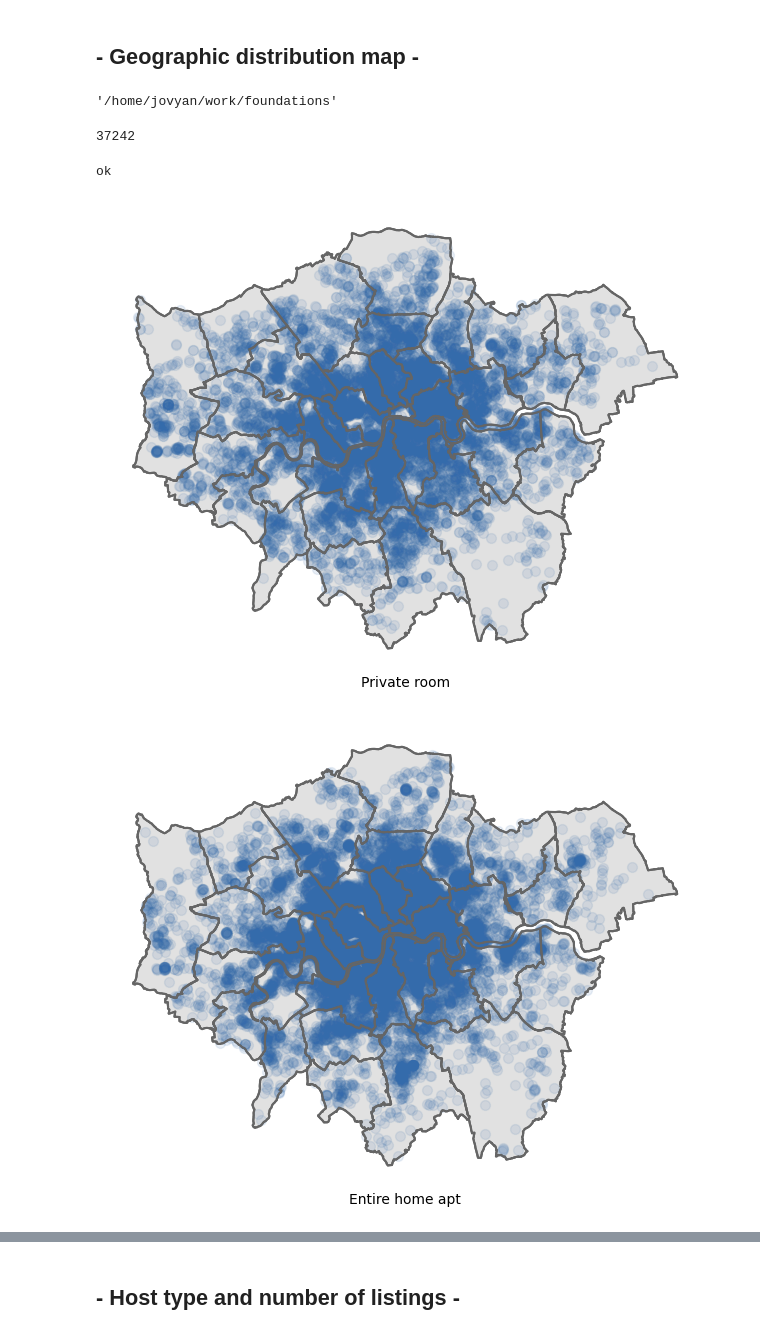
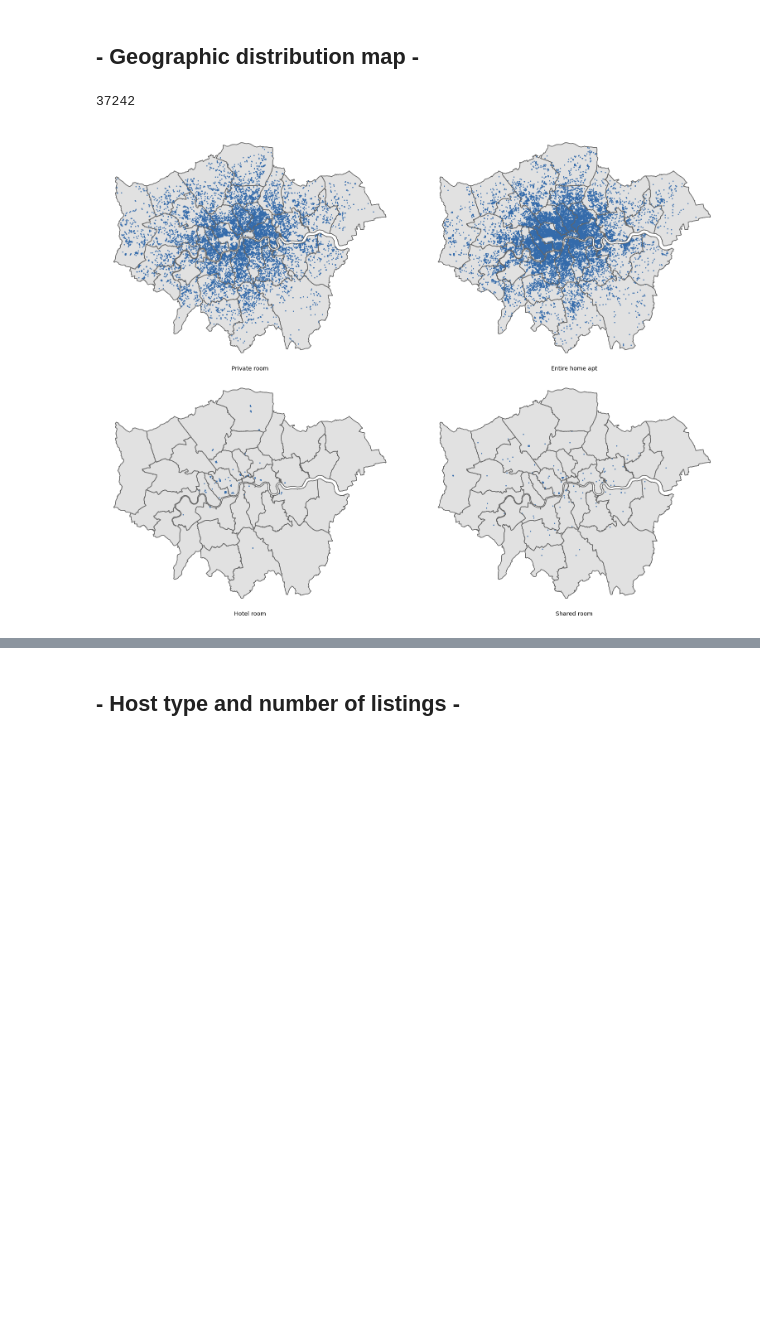
Before and after one commit to OnTheMon/FSDS-project, a Jupyter notebook: Questions/Question 6 Huang/Question 6.ipynb, the cells around one changed output, grey strips where cells are left out. Saved outputs shown, nothing was run; the diff lists cells and outputs as text; code cells hidden in the pictures; blank space fills up the shorter version.

```diff
--- a/Questions/Question 6 Huang/Question 6.ipynb
+++ b/Questions/Question 6 Huang/Question 6.ipynb
@@ -20,10 +20,6 @@ from folium.plugins import MarkerCluster
 import seaborn as sns
 # %% [markdown]
 ##  - Geographic distribution map -
-# %%
-os.getcwd()
-# %% [output]
-'/home/jovyan/work/foundations'
 # %%
 # Read shapefile online
 def cache_data(source_url, dest_dir):
@@ -58,27 +54,46 @@ print(len(df))
 # %% [output]
 37242
 # %%
-df = gpd.GeoDataFrame(df,geometry=gpd.points_from_xy(df.longitude,df.latitude),crs = 'EPSG:4326').to_crs(London_borough.crs)
+# Converting coordinates to geographic data and selecting the appropriate coordinate system
+df = gpd.GeoDataFrame(
+    df, geometry=gpd.points_from_xy(df.longitude, df.latitude), crs="EPSG:4326"
+).to_crs(London_borough.crs)
 
-for k,room_type in enumerate(df['room_type'].unique()):
-    idf = df[df['room_type']==room_type]
-    room_type = room_type.replace('''/''',' ')
+# Determine the number of rows and columns of the subgraph
+n_room_types = len(df["room_type"].unique())
+n_cols = 2
+n_rows = n_room_types // n_cols + (n_room_types % n_cols > 0)
 
-    figure = plt.figure(figsize=(8,6))
-    ax = figure.add_subplot(1,1,1)
-    London_borough.plot(ax=ax, alpha=1, edgecolor='#656565',facecolor = '#E1E1E1', linewidth=1.5)
-    London_borough.plot(ax=ax, alpha=1, edgecolor='#656565',facecolor = 'none', linewidth=1.5,zorder = 10)
+# Create a large enough graphical object
+fig, axs = plt.subplots(n_rows, n_cols, figsize=(8 * n_cols, 6 * n_rows))
 
-    img = plt.scatter(idf.geometry.x, idf.geometry.y,c = '#346BAB',s = 50,alpha=.1)
+# Iterate over each room type and create a subgraph for each type
+for k, room_type in enumerate(df["room_type"].unique()):
+    idf = df[df["room_type"] == room_type]
+    room_type_clean = room_type.replace("/", " ")
 
+    # Determine the location of the current subgraph
+    ax = axs[k // n_cols, k % n_cols]
+
+    # Plotting data on the current subplot
+    London_borough.plot(
+        ax=ax, alpha=1, edgecolor="#656565", facecolor="#E1E1E1", linewidth=1
+    )
+    London_borough.plot(
+        ax=ax, alpha=1, edgecolor="#656565", facecolor="none", linewidth=1, zorder=10
+    )
+    ax.scatter(idf.geometry.x, idf.geometry.y, c="#346BAB", s=1, alpha=1)
+
+    # Setting subgraph styles
     for spine in ax.spines.values():
-        spine.set_color('white')
+        spine.set_color("white")
     ax.set_xticks([])
     ax.set_yticks([])
-    plt.xlabel(room_type)
-    plt.savefig(r'D:\HRX\CASA0013\foundations\{}.png'.format(room_type),dpi = 600)
-print('ok')
+    ax.set_xlabel(room_type_clean)
+
+
+plt.tight_layout()
+plt.savefig(r"Geographic_Distribution_Map.png", dpi=600)
+plt.show()
 # %% [output]
-ok
-[figure, old version]
+[figure, new version]
-[figure, removed]
```
Also changed, not shown: parts of 3 cells of this notebook.
